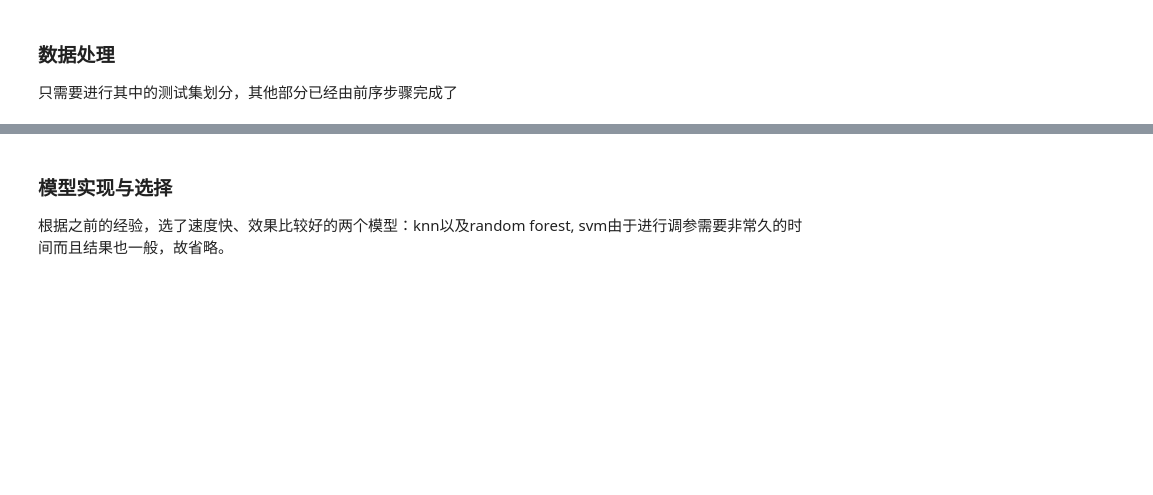
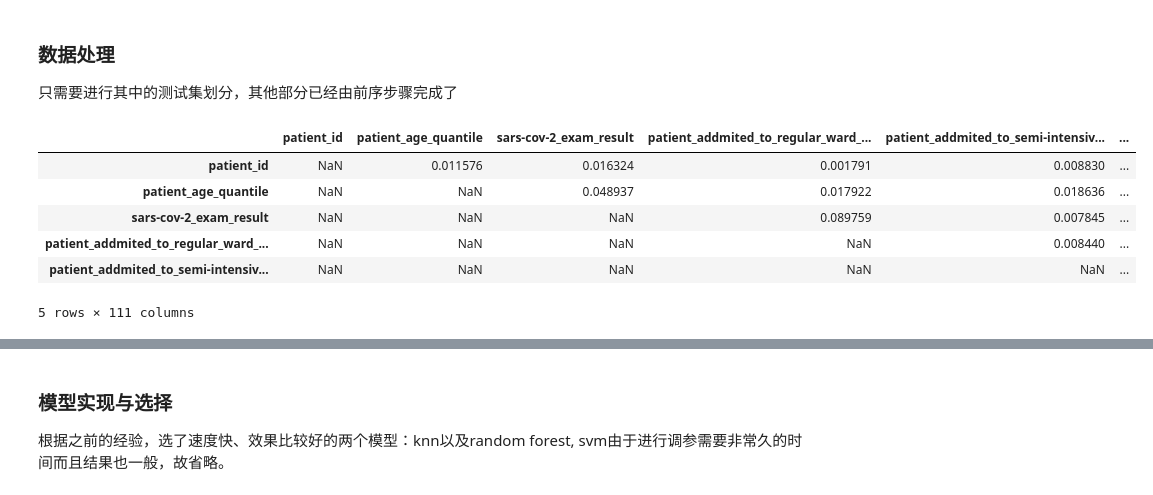
Before and after one commit to eraser333/Introduction-to-Artificial-Intelligence, a Jupyter notebook: classification/playground.ipynb, the cells around one changed output, grey strips where cells are left out. Saved outputs shown, nothing was run; the diff lists cells and outputs as text; code cells hidden in the pictures; blank space fills up the shorter version.

```diff
--- a/classification/playground.ipynb
+++ b/classification/playground.ipynb
@@ -589,0 +589,15 @@ len(next_y_test), len(next_y_train)
+# %%
+# 采取代码中给定的特征工程方式，消除相关性很强的列
+corr_matrix = data_train.corr().abs()
+corr_matrix.head()
+
+upper = corr_matrix.where(np.triu(np.ones(corr_matrix.shape), k=1).astype(np.bool))
+upper.head()
+# %% [output]
+|  | patient_id | patient_age_quantile | sars-cov-2_exam_result | patient_addmited_to_regular_ward_... | patient_addmited_to_semi-intensiv... | ... |
+| patient_id | NaN | 0.011576 | 0.016324 | 0.001791 | 0.008830 | ... |
+| patient_age_quantile | NaN | NaN | 0.048937 | 0.017922 | 0.018636 | ... |
+| sars-cov-2_exam_result | NaN | NaN | NaN | 0.089759 | 0.007845 | ... |
+| patient_addmited_to_regular_ward_... | NaN | NaN | NaN | NaN | 0.008440 | ... |
+| patient_addmited_to_semi-intensiv... | NaN | NaN | NaN | NaN | NaN | ... |
+5 rows × 111 columns
```
Also changed, not shown: parts of 18 cells of this notebook.
